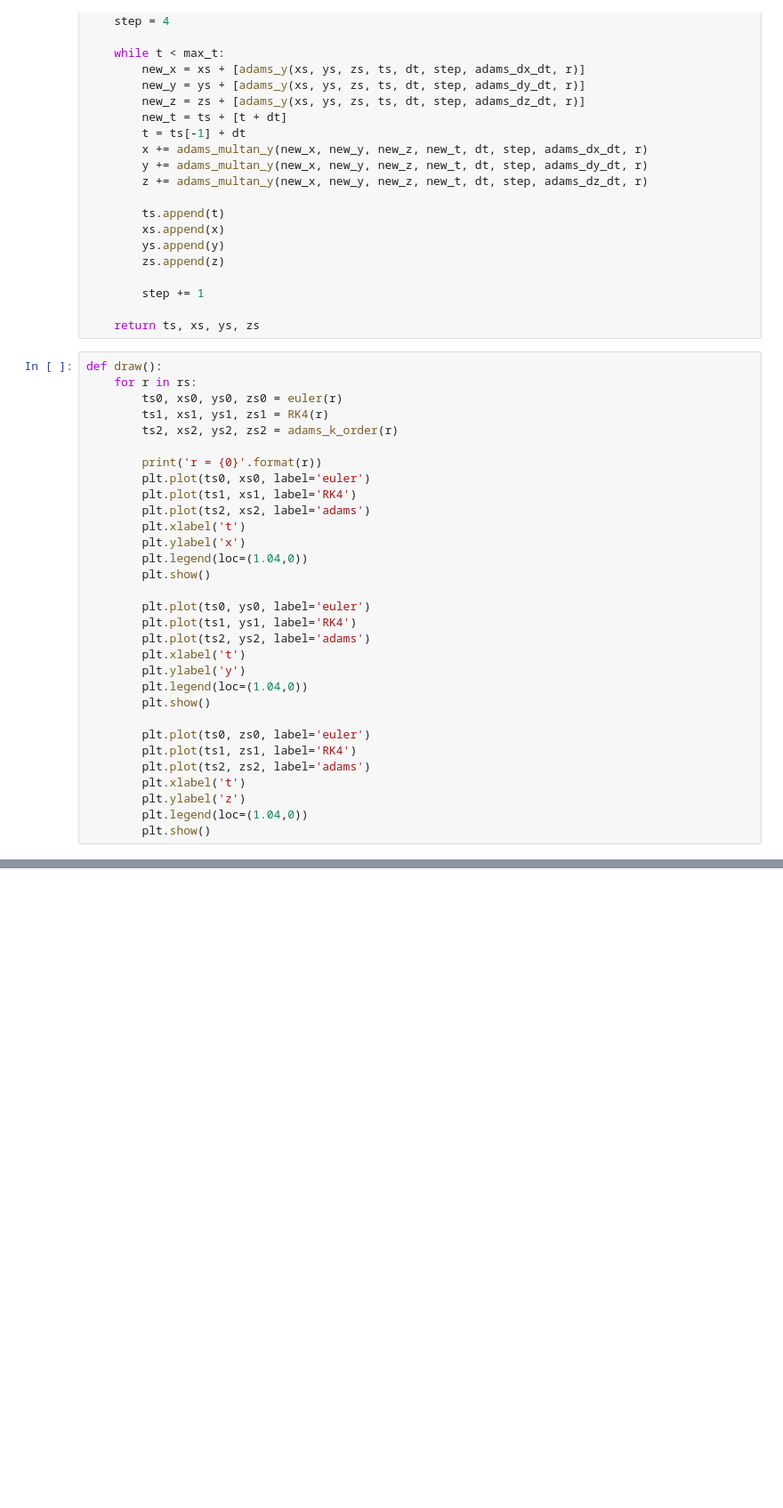
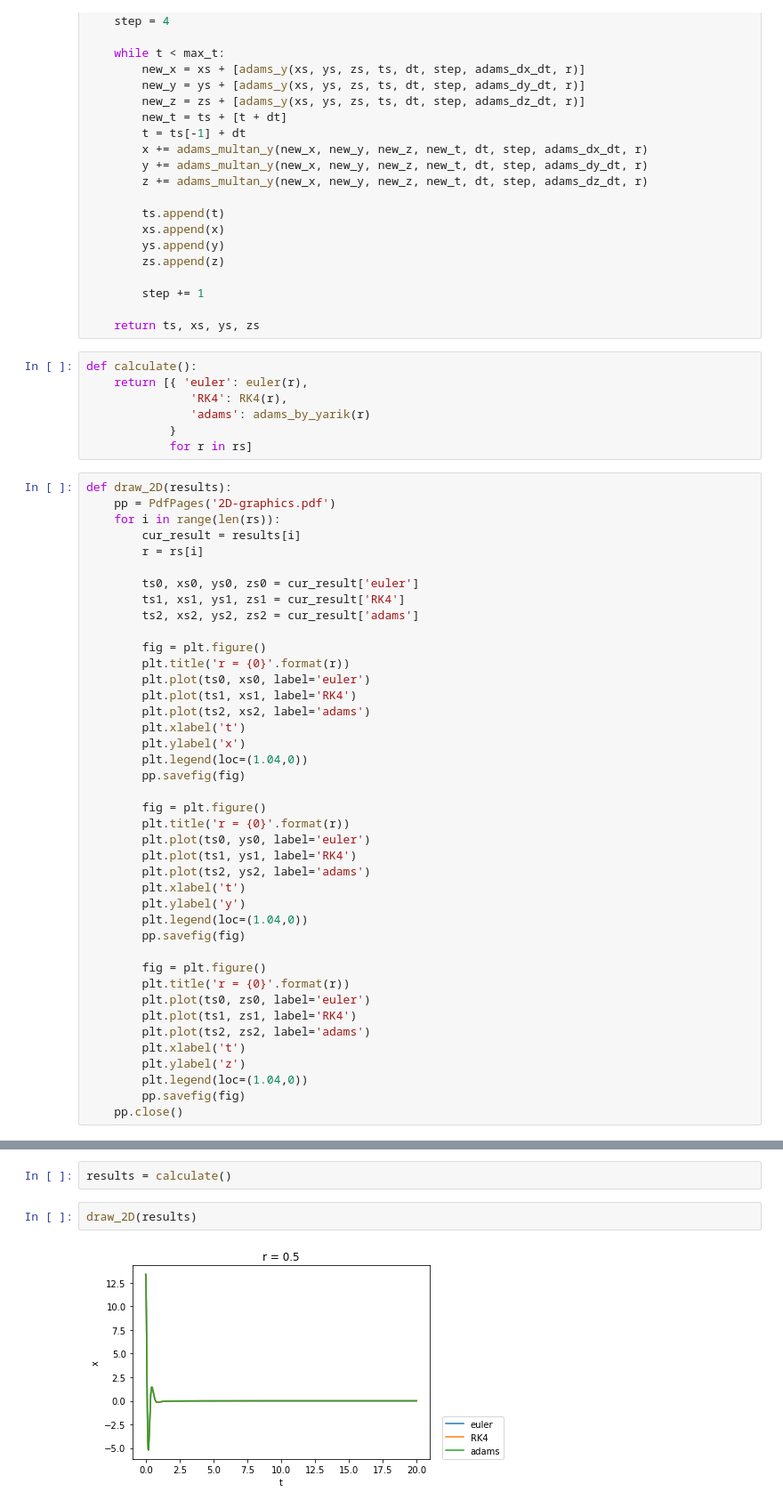
Before and after one commit to KokorinIlya/computational_methods, a Jupyter notebook: Homework4/Merge.ipynb, the cells around one changed output, grey strips where cells are left out. Shown at 89% size. Saved outputs shown, nothing was run; the diff lists cells and outputs as text; blank space fills up the shorter version.

Commit message:
Add 2D graphics to PDF

```diff
--- a/Homework4/Merge.ipynb
+++ b/Homework4/Merge.ipynb
@@ -208,34 +209,51 @@ def adams(r, t0=0, x0=13.41265629, y0=13.46430003, z0=33.46156416):
         step += 1
 
     return ts, xs, ys, zs
+# %%
+def calculate():
+    return [{ 'euler': euler(r),
+               'RK4': RK4(r),
+               'adams': adams_by_yarik(r)
+            }
+            for r in rs]
 # %%
-def draw():
-    for r in rs:
-        ts0, xs0, ys0, zs0 = euler(r)
-        ts1, xs1, ys1, zs1 = RK4(r)
-        ts2, xs2, ys2, zs2 = adams_k_order(r)
+def draw_2D(results):
+    pp = PdfPages('2D-graphics.pdf')
+    for i in range(len(rs)):
+        cur_result = results[i]
+        r = rs[i]
 
-        print('r = {0}'.format(r))
+        ts0, xs0, ys0, zs0 = cur_result['euler']
+        ts1, xs1, ys1, zs1 = cur_result['RK4']
+        ts2, xs2, ys2, zs2 = cur_result['adams']
+
+        fig = plt.figure()
+        plt.title('r = {0}'.format(r))
         plt.plot(ts0, xs0, label='euler')
         plt.plot(ts1, xs1, label='RK4')
         plt.plot(ts2, xs2, label='adams')
         plt.xlabel('t')
         plt.ylabel('x')
         plt.legend(loc=(1.04,0))
-        plt.show()
+        pp.savefig(fig)
 
+        fig = plt.figure()
+        plt.title('r = {0}'.format(r))
         plt.plot(ts0, ys0, label='euler')
         plt.plot(ts1, ys1, label='RK4')
         plt.plot(ts2, ys2, label='adams')
         plt.xlabel('t')
         plt.ylabel('y')
         plt.legend(loc=(1.04,0))
-        plt.show()
+        pp.savefig(fig)
 
+        fig = plt.figure()
+        plt.title('r = {0}'.format(r))
         plt.plot(ts0, zs0, label='euler')
         plt.plot(ts1, zs1, label='RK4')
         plt.plot(ts2, zs2, label='adams')
         plt.xlabel('t')
         plt.ylabel('z')
         plt.legend(loc=(1.04,0))
-        plt.show()
+        pp.savefig(fig)
+    pp.close()
@@ -241,0 +281,6 @@ def draw():
+# %%
+results = calculate()
+# %%
+draw_2D(results)
+# %% [output]
+[figure, added]
```
Also changed, not shown: parts of 3 cells of this notebook, 1 other file.
